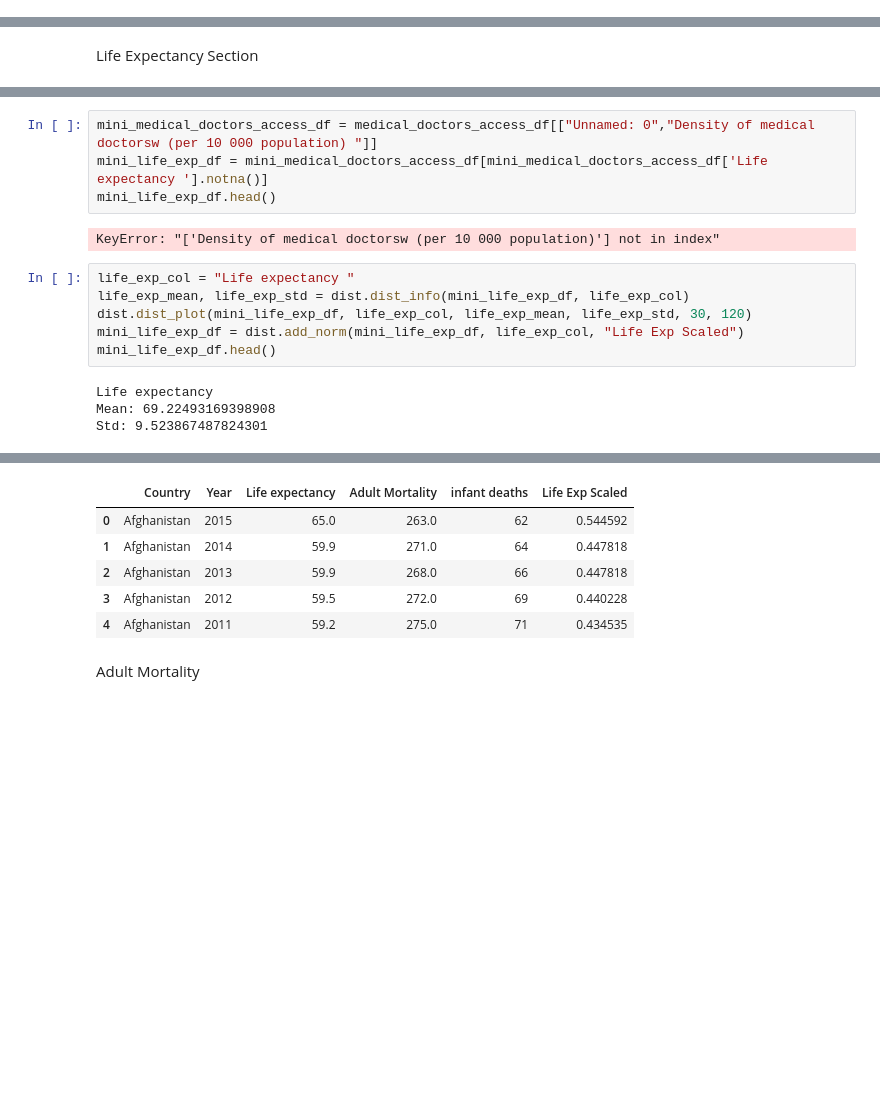
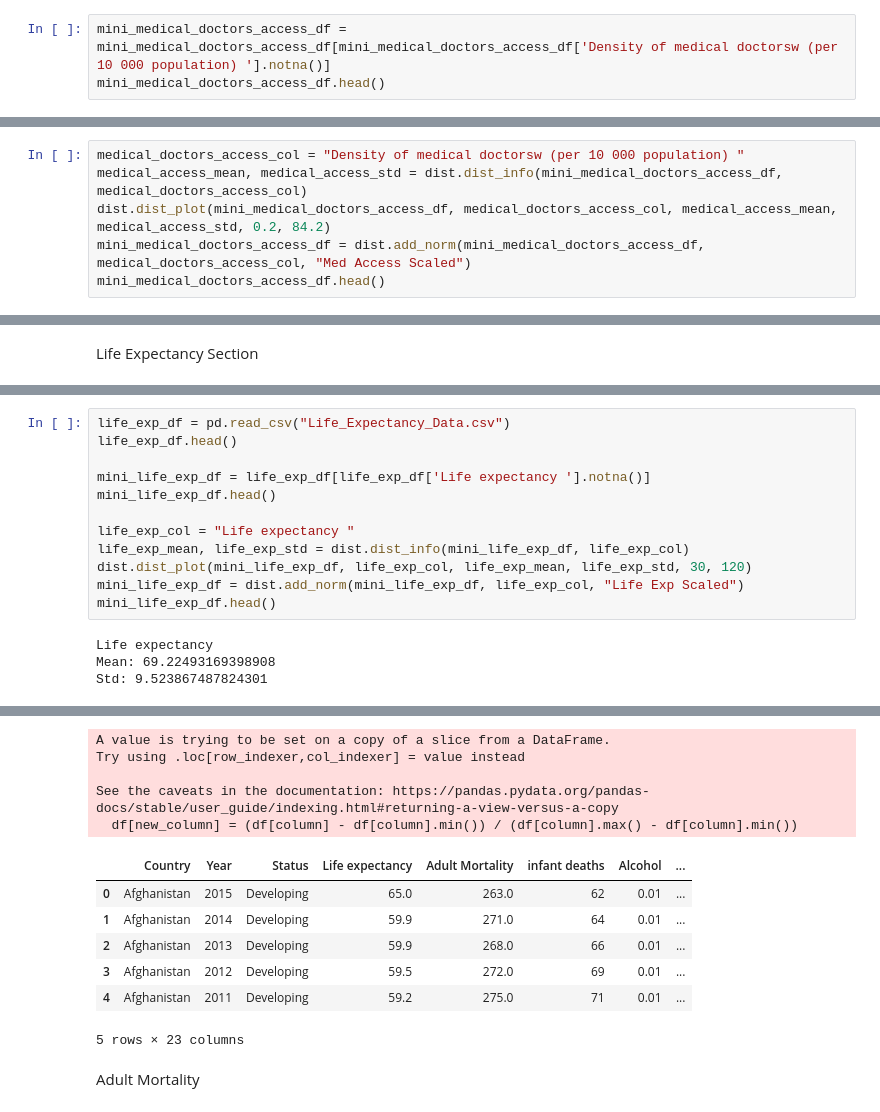
Before and after one commit to zhui803/BeastCancerDS, a Jupyter notebook: shared.ipynb, the cells around one changed output, grey strips where cells are left out. Saved outputs shown, nothing was run; the diff lists cells and outputs as text; blank space fills up the shorter version.

```diff
--- a/shared.ipynb
+++ b/shared.ipynb
@@ -7,0 +21,3 @@ import distribution as dist
+# %%
+mini_medical_doctors_access_df = mini_medical_doctors_access_df[mini_medical_doctors_access_df['Density of medical doctorsw (per 10 000 population) '].notna()]
+mini_medical_doctors_access_df.head()
@@ -7,0 +31,6 @@ import distribution as dist
+# %%
+medical_doctors_access_col = "Density of medical doctorsw (per 10 000 population) "
+medical_access_mean, medical_access_std = dist.dist_info(mini_medical_doctors_access_df, medical_doctors_access_col)
+dist.dist_plot(mini_medical_doctors_access_df, medical_doctors_access_col, medical_access_mean, medical_access_std, 0.2, 84.2)
+mini_medical_doctors_access_df = dist.add_norm(mini_medical_doctors_access_df, medical_doctors_access_col, "Med Access Scaled")
+mini_medical_doctors_access_df.head()
@@ -22,26 +50,32 @@ medical_doctors_access_df.head()
-# %%
-mini_medical_doctors_access_df = medical_doctors_access_df[["Unnamed: 0","Density of medical doctorsw (per 10 000 population) "]]
-mini_life_exp_df = mini_medical_doctors_access_df[mini_medical_doctors_access_df['Life expectancy '].notna()]
-mini_life_exp_df.head()
-# %% [output]
-KeyError: "['Density of medical doctorsw (per 10 000 population)'] not in index"
 # %%
+life_exp_df = pd.read_csv("Life_Expectancy_Data.csv")
+life_exp_df.head()
+
+mini_life_exp_df = life_exp_df[life_exp_df['Life expectancy '].notna()]
+mini_life_exp_df.head()
+
 life_exp_col = "Life expectancy "
 life_exp_mean, life_exp_std = dist.dist_info(mini_life_exp_df, life_exp_col)
 dist.dist_plot(mini_life_exp_df, life_exp_col, life_exp_mean, life_exp_std, 30, 120)
 mini_life_exp_df = dist.add_norm(mini_life_exp_df, life_exp_col, "Life Exp Scaled")
 mini_life_exp_df.head()
 # %% [output]
 Life expectancy
 Mean: 69.22493169398908
 Std: 9.523867487824301
 [figure]
+A value is trying to be set on a copy of a slice from a DataFrame.
+Try using .loc[row_indexer,col_indexer] = value instead
+
+See the caveats in the documentation: https://pandas.pydata.org/pandas-docs/stable/user_guide/indexing.html#returning-a-view-versus-a-copy
+  df[new_column] = (df[column] - df[column].min()) / (df[column].max() - df[column].min())
-|  | Country | Year | Life expectancy | Adult Mortality | infant deaths | Life Exp Scaled |
-| 0 | Afghanistan | 2015 | 65.0 | 263.0 | 62 | 0.544592 |
-| 1 | Afghanistan | 2014 | 59.9 | 271.0 | 64 | 0.447818 |
-| 2 | Afghanistan | 2013 | 59.9 | 268.0 | 66 | 0.447818 |
-| 3 | Afghanistan | 2012 | 59.5 | 272.0 | 69 | 0.440228 |
-| 4 | Afghanistan | 2011 | 59.2 | 275.0 | 71 | 0.434535 |
+|  | Country | Year | Status | Life expectancy | Adult Mortality | infant deaths | Alcohol | ... |
+| 0 | Afghanistan | 2015 | Developing | 65.0 | 263.0 | 62 | 0.01 | ... |
+| 1 | Afghanistan | 2014 | Developing | 59.9 | 271.0 | 64 | 0.01 | ... |
+| 2 | Afghanistan | 2013 | Developing | 59.9 | 268.0 | 66 | 0.01 | ... |
+| 3 | Afghanistan | 2012 | Developing | 59.5 | 272.0 | 69 | 0.01 | ... |
+| 4 | Afghanistan | 2011 | Developing | 59.2 | 275.0 | 71 | 0.01 | ... |
+5 rows × 23 columns
 # %% [markdown]
 Adult Mortality
 # %%
```
Also changed, not shown: parts of 9 cells of this notebook, 3 other files.
